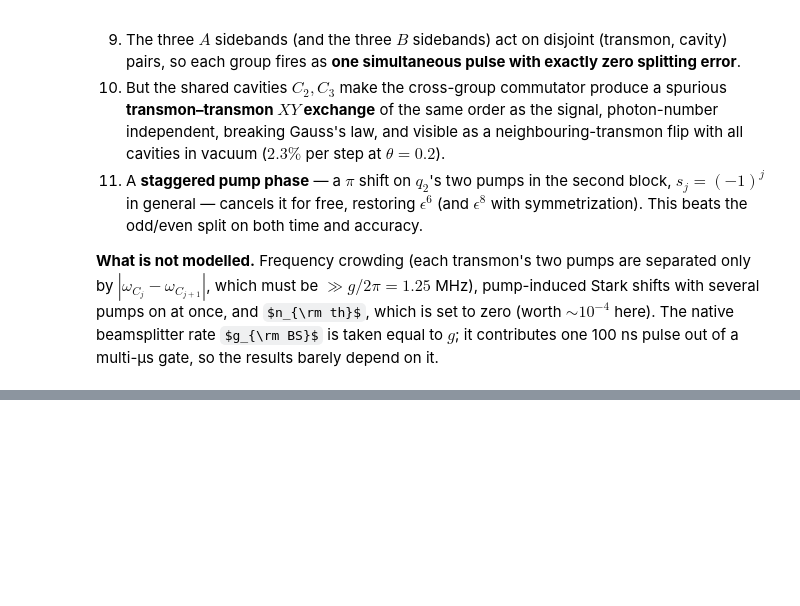
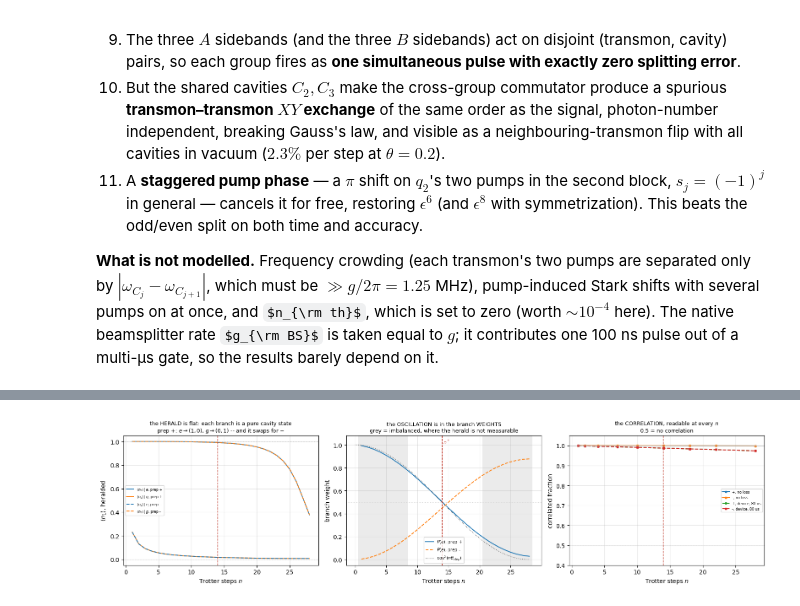
Before and after one commit to TunmayGerg/quantum-simulation-code, a Jupyter notebook: Quantum control/ge_controlled_swap_trotter.ipynb, the cells around one changed output, grey strips where cells are left out. Saved outputs shown, nothing was run; the diff lists cells and outputs as text; code cells hidden in the pictures; some formulas as TeX source; blank space fills up the shorter version.

Commit message:
trotter experiment

```diff
--- a/Quantum control/ge_controlled_swap_trotter.ipynb
+++ b/Quantum control/ge_controlled_swap_trotter.ipynb
@@ -2182,0 +2478,95 @@ depend on it.
+# %%
+# The heralded cavity state needs the branch-resolved populations, so recompute the joint table
+# with enough step counts to see both the herald (flat) and the branch weights (oscillating).
+def heralded(s, nsteps, prep, channels=None, **kw):
+    """(<n1|e>, <n2|e>), (<n1|g>, <n2|g>) and the branch weights P(e), P(g)."""
+    table, _ = joint_table(s, nsteps, prep, channels=channels, **kw)
+    out = {}
+    for q in ("e", "g"):
+        w = table[(q, "C1")] + table[(q, "C2")]
+        out[q] = (table[(q, "C1")] / w if w > 0 else np.nan,
+                  table[(q, "C2")] / w if w > 0 else np.nan, w)
+    return out
+
+
+set_coherence(s, 80.0)
+STEPS_FINE = np.arange(1, 29)
+her = {prep: [heralded(s, n, prep) for n in STEPS_FINE] for prep in ("+", "-")}
+
+fig, axes = plt.subplots(1, 3, figsize=(16, 4.2))
+
+# (1) THE HERALD: conditioned on the qubit, where is the photon? Flat at 1 and 0.
+for prep, ax_style in (("+", "-"), ("-", "--")):
+    n1_e = [h["e"][0] for h in her[prep]]
+    n1_g = [h["g"][0] for h in her[prep]]
+    axes[0].plot(STEPS_FINE, n1_e, ax_style, color="C0", lw=1.4,
+                 label=rf"$\langle n_1\rangle\,|\,e$, prep {prep}")
+    axes[0].plot(STEPS_FINE, n1_g, ax_style, color="C1", lw=1.4,
+                 label=rf"$\langle n_1\rangle\,|\,g$, prep {prep}")
+axes[0].axhline(1.0, color="0.7", lw=0.8, ls=":")
+axes[0].axhline(0.0, color="0.7", lw=0.8, ls=":")
+axes[0].axvline(N_STAR, color="#c0392b", ls="--", lw=1.0)
+axes[0].set_xlabel("Trotter steps $n$")
+axes[0].set_ylabel(r"$\langle n_1\rangle$, heralded")
+axes[0].set_ylim(-0.05, 1.05)
+axes[0].grid(alpha=0.3)
+axes[0].legend(fontsize=6)
+axes[0].set_title("the HERALD is flat: each branch is a pure cavity state\n"
+                  r"prep $+$: $e\to(1,0)$, $g\to(0,1)$ -- and it swaps for $-$", fontsize=9)
+
+# (2) THE OSCILLATION: the branch weights, cos^2 and sin^2. Shade where they are imbalanced,
+#     because that is where the herald above stops being measurable on real data.
+for prep, marker in (("+", "-"), ("-", "--")):
+    axes[1].plot(STEPS_FINE, [h["e"][2] for h in her[prep]], marker, lw=1.4,
+                 label=f"$P(e)$, prep {prep}")
+imbalanced = [n for n, h in zip(STEPS_FINE, her["+"])
+              if min(h["e"][2], h["g"][2]) < 0.20]
+if imbalanced:
+    for n in imbalanced:
+        axes[1].axvspan(n - 0.5, n + 0.5, color="0.85", alpha=0.5, lw=0)
+fine = np.linspace(0, STEPS_FINE.max(), 300)
+axes[1].plot(fine, np.cos(fine * THETA_STEP) ** 2, ":", color="0.4", lw=1.0,
+             label=r"$\cos^2(n\theta_{step})$")
+axes[1].axvline(N_STAR, color="#c0392b", ls="--", lw=1.0)
+axes[1].text(N_STAR, 1.01, " $n^*$", color="#c0392b", fontsize=8)
+axes[1].axhline(0.5, color="0.85", lw=0.8, ls=":")
+axes[1].set_xlabel("Trotter steps $n$")
+axes[1].set_ylabel("branch weight")
+axes[1].set_ylim(-0.05, 1.08)
+axes[1].grid(alpha=0.3)
+axes[1].legend(fontsize=7)
+axes[1].set_title("the OSCILLATION is in the branch WEIGHTS\n"
+                  "grey = imbalanced, where the herald is not measurable", fontsize=9)
+
+# (3) the correlation, which is readable everywhere
+for label, style in (("no loss", "-"), ("device, 80 us", "--")):
+    for prep, marker in (("+", "o"), ("-", "s")):
+        sel = joint[(joint.coherence == label) & (joint.prep == prep)]
+        axes[2].plot(sel.steps, sel["corr"], style, marker=marker, markersize=3,
+                     label=f"{prep}, {label}")
+axes[2].axhline(1.0, color="0.7", lw=0.8)
+axes[2].axhline(0.5, color="0.85", lw=0.8, ls=":")
+axes[2].axvline(N_STAR, color="#c0392b", ls="--", lw=1.0)
+axes[2].set_xlabel("Trotter steps $n$")
+axes[2].set_ylabel("correlated fraction")
+axes[2].set_ylim(0.4, 1.05)
+axes[2].grid(alpha=0.3)
+axes[2].legend(fontsize=6)
+axes[2].set_title("the CORRELATION, readable at every $n$\n0.5 = no correlation", fontsize=9)
+plt.tight_layout()
+plt.show()
+
+print("the herald, at n* where the branches are balanced:")
+k = int(np.argmin(np.abs(STEPS_FINE - N_STAR)))
+for prep in ("+", "-"):
+    h = her[prep][k]
+    print(f"  prep {prep}: <n1|e> = {h['e'][0]:.4f}, <n1|g> = {h['g'][0]:.4f}, "
+          f"weights P(e) = {h['e'][2]:.3f}, P(g) = {h['g'][2]:.3f}")
+print("\nthe herald is FLAT in n; the weights are what oscillate:")
+for n in (1, 7, 14, 21, 28):
+    j = int(np.argmin(np.abs(STEPS_FINE - n)))
+    h = her["+"][j]
+    print(f"  n={n:2d}: <n1|e> = {h['e'][0]:.4f}, <n1|g> = {h['g'][0]:.4f}, "
+          f"P(e) = {h['e'][2]:.4f}")
+# %% [output]
+[figure, added]
```
Also changed, not shown: parts of 18 cells of this notebook, 1 other file.
